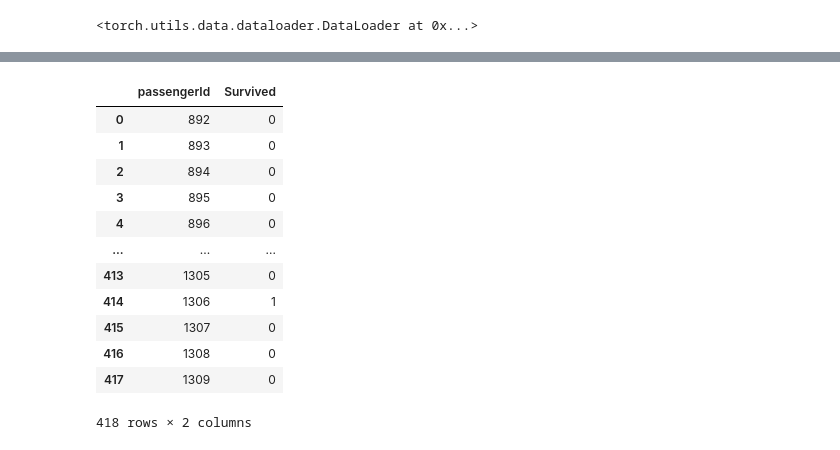
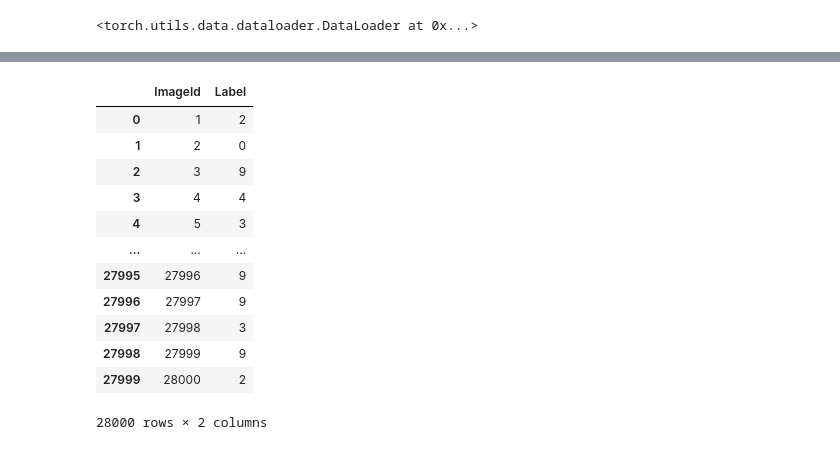
Before and after one commit to joseongho/digit-recognizer, a Jupyter notebook: test.ipynb, the cells around one changed output, grey strips where cells are left out. Saved outputs shown, nothing was run; the diff lists cells and outputs as text; code cells hidden in the pictures.

```diff
--- a/test.ipynb
+++ b/test.ipynb
@@ -49,0 +14,3 @@ memory usage: 26.2 KB
+# %%
+testDF = pd.read_csv('test.csv')
+testDF.info()
@@ -104,23 +74,27 @@ device = (
 )
 print(f"Using {device} device")
 
-# Define model
-class NeuralNetwork(torch.nn.Module):
+class Net(torch.nn.Module):
     def __init__(self):
         super().__init__()
-        self.linear_relu_stack = torch.nn.Sequential(
-            torch.nn.Linear(7, 7),
-            torch.nn.ReLU(),
-            torch.nn.Linear(7, 7),
-            torch.nn.ReLU(),
-            torch.nn.Linear(7, 2)
-        )
+        self.conv1 = torch.nn.Conv2d(1, 6, 3)
+        self.pool = torch.nn.MaxPool2d(2, 2)
+        self.conv2 = torch.nn.Conv2d(6, 1, 3)
+        self.fc1 = torch.nn.Linear(25, 25)
+        self.fc2 = torch.nn.Linear(25, 10)
 
     def forward(self, x):
-        logits = self.linear_relu_stack(x)
-        return logits
+        x = self.pool(torch.nn.functional.relu(self.conv1(x)))
+        x = self.pool(torch.nn.functional.relu(self.conv2(x)))
+        x = torch.flatten(x, 1) # flatten all dimensions except batch
+        x = torch.nn.functional.relu(self.fc1(x))
+        x = self.fc2(x)
+        return x
 
-model = NeuralNetwork().to(device)
+
+net = Net()
+
+model = Net().to(device)
 print(model)
 # %% [output]
 Using mps device
@@ -191,13 +159,15 @@ Done!
 # %%
-def testAI(dataloader, model, loss_fn):
+def testAI(dataloader, model ):
     model.eval()
     out = []
+    y=1
     with torch.no_grad():
-        for X ,y  in dataloader:
+        for X in dataloader:
             X  = X.to(device)
             pred = model(X)
-            out.append([y.item(), torch.argmax(pred).item()])
+            out.append([y, torch.argmax(pred).item()])
+            y+=1
     return out
-result = testAI(test, model, loss_fn)
+result = testAI(testLoader, model )
 result
 # %% [output]
@@ -221,21 +191,21 @@ result
 # %%
 result = pd.DataFrame(result)
 result = result.astype(int)
-result.columns=['passengerId','Survived']
+result.columns=['ImageId','Label']
 result
 # %% [output]
-|  | passengerId | Survived |
-| 0 | 892 | 0 |
-| 1 | 893 | 0 |
-| 2 | 894 | 0 |
-| 3 | 895 | 0 |
-| 4 | 896 | 0 |
+|  | ImageId | Label |
+| 0 | 1 | 2 |
+| 1 | 2 | 0 |
+| 2 | 3 | 9 |
+| 3 | 4 | 4 |
+| 4 | 5 | 3 |
 | ... | ... | ... |
-| 413 | 1305 | 0 |
-| 414 | 1306 | 1 |
-| 415 | 1307 | 0 |
-| 416 | 1308 | 0 |
-| 417 | 1309 | 0 |
+| 27995 | 27996 | 9 |
+| 27996 | 27997 | 9 |
+| 27997 | 27998 | 3 |
+| 27998 | 27999 | 9 |
+| 27999 | 28000 | 2 |
-418 rows × 2 columns
+28000 rows × 2 columns
 # %%
 result.to_csv('result.csv',index=False)
```
Also changed, not shown: parts of 11 cells of this notebook.
